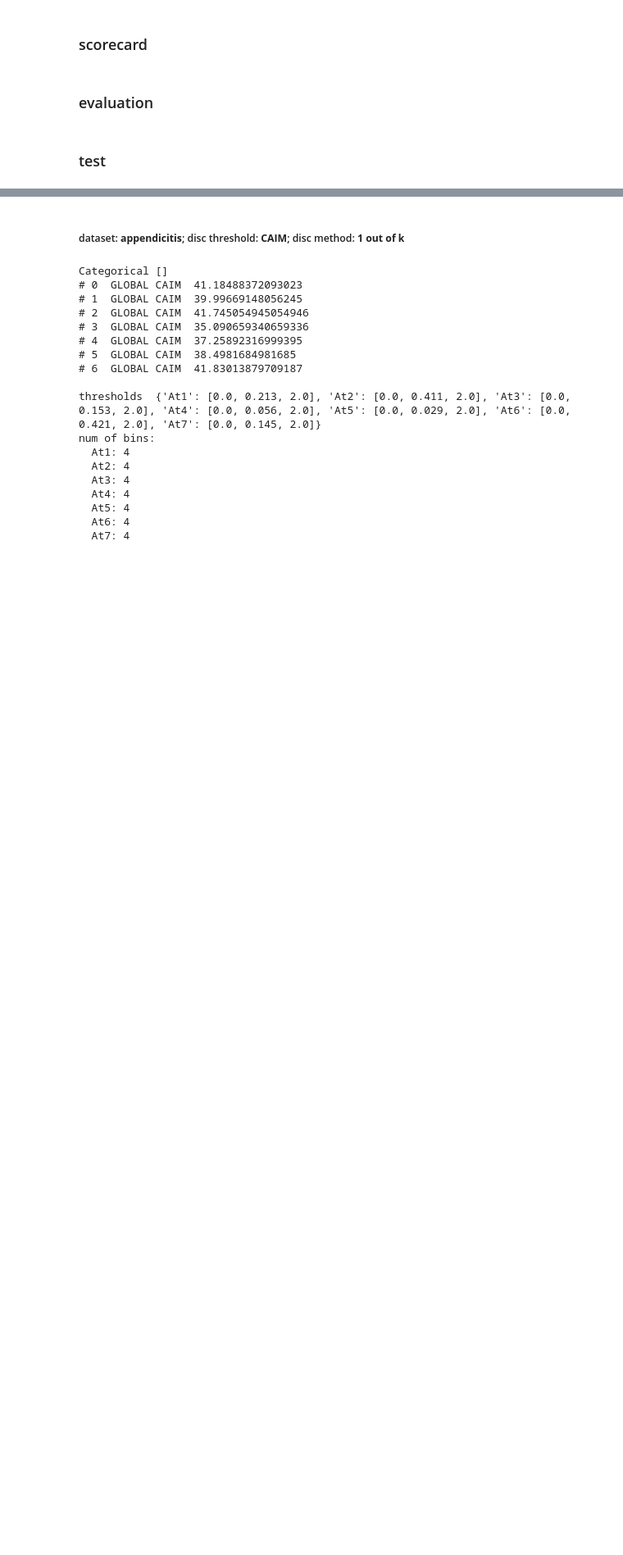
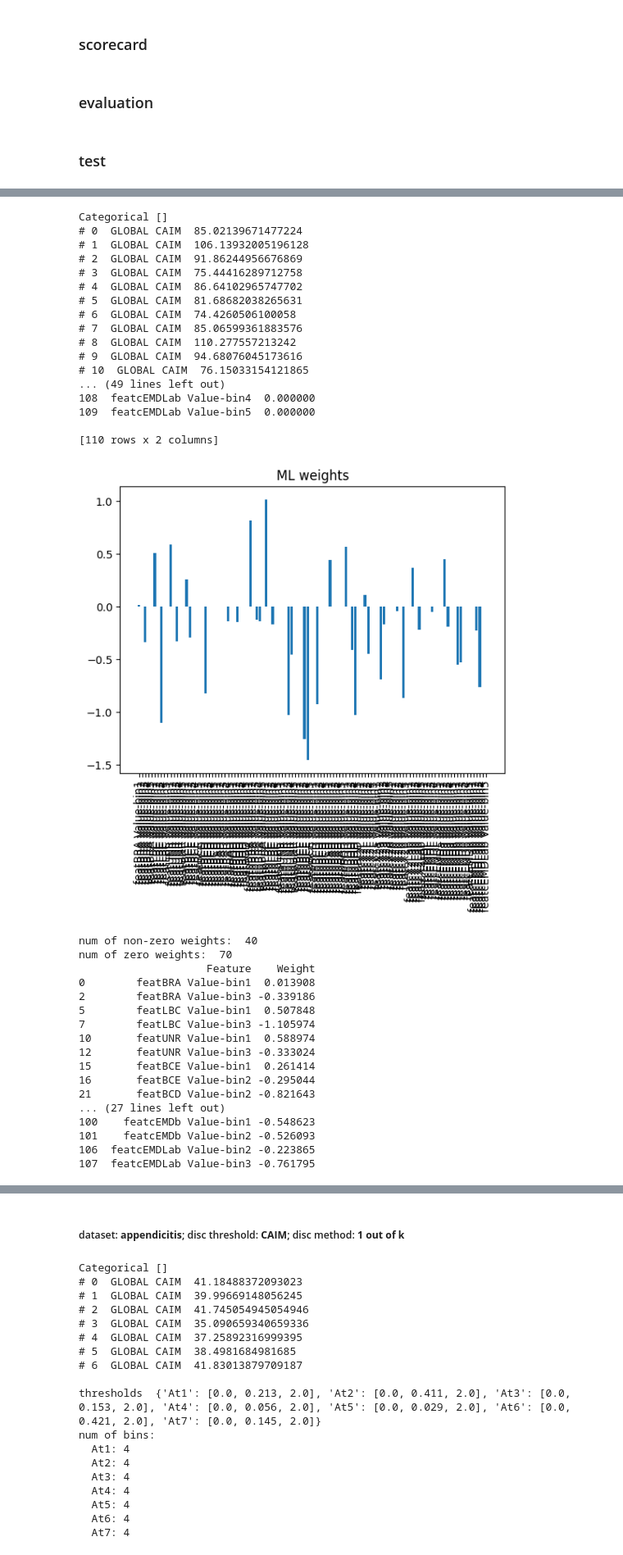
Before and after one commit to mafits/opt-ordinal-scorecards, a Jupyter notebook: test.ipynb, the cells around one changed output, grey strips where cells are left out. Shown at 82% size. Saved outputs shown, nothing was run; the diff lists cells and outputs as text; code cells hidden in the pictures; blank space fills up the shorter version.

```diff
--- a/test.ipynb
+++ b/test.ipynb
@@ -446,0 +426,38 @@ def cross_val_score(model, X, y, n_splits=10):
+# %%
+aesthetic_model_caim_1ook, aesthetic_weights_caim_1ook = scorecard(aesthetic_evaluation_X, aesthetic_evaluation_y, discretize_caim, disc_1_out_of_k, max_likelihood)
+# %% [output]
+Categorical []
+# 0  GLOBAL CAIM  85.02139671477224
+# 1  GLOBAL CAIM  106.13932005196128
+# 2  GLOBAL CAIM  91.86244956676869
+# 3  GLOBAL CAIM  75.44416289712758
+# 4  GLOBAL CAIM  86.64102965747702
+# 5  GLOBAL CAIM  81.68682038265631
+# 6  GLOBAL CAIM  74.4260506100058
+# 7  GLOBAL CAIM  85.06599361883576
+# 8  GLOBAL CAIM  110.277557213242
+# 9  GLOBAL CAIM  94.68076045173616
+# 10  GLOBAL CAIM  76.15033154121865
+... (49 lines left out)
+108  featcEMDLab Value-bin4  0.000000
+109  featcEMDLab Value-bin5  0.000000
+
+[110 rows x 2 columns]
+[figure, added]
+num of non-zero weights:  40
+num of zero weights:  70
+                    Feature    Weight
+0        featBRA Value-bin1  0.013908
+2        featBRA Value-bin3 -0.339186
+5        featLBC Value-bin1  0.507848
+7        featLBC Value-bin3 -1.105974
+10       featUNR Value-bin1  0.588974
+12       featUNR Value-bin3 -0.333024
+15       featBCE Value-bin1  0.261414
+16       featBCE Value-bin2 -0.295044
+21       featBCD Value-bin2 -0.821643
+... (27 lines left out)
+100    featcEMDb Value-bin1 -0.548623
+101    featcEMDb Value-bin2 -0.526093
+106  featcEMDLab Value-bin2 -0.223865
+107  featcEMDLab Value-bin3 -0.761795
```
Also changed, not shown: parts of 14 cells of this notebook, 5 other files.
